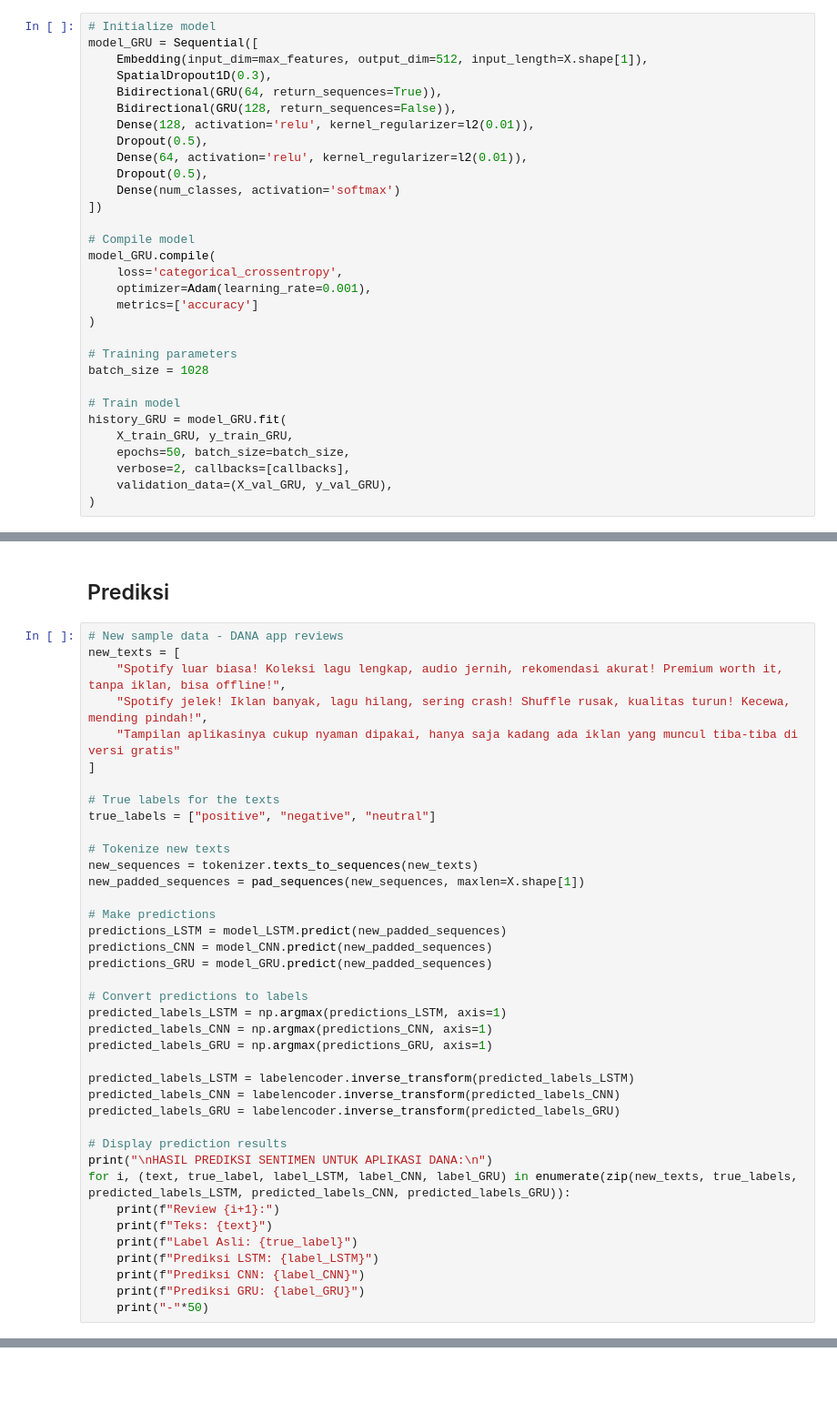
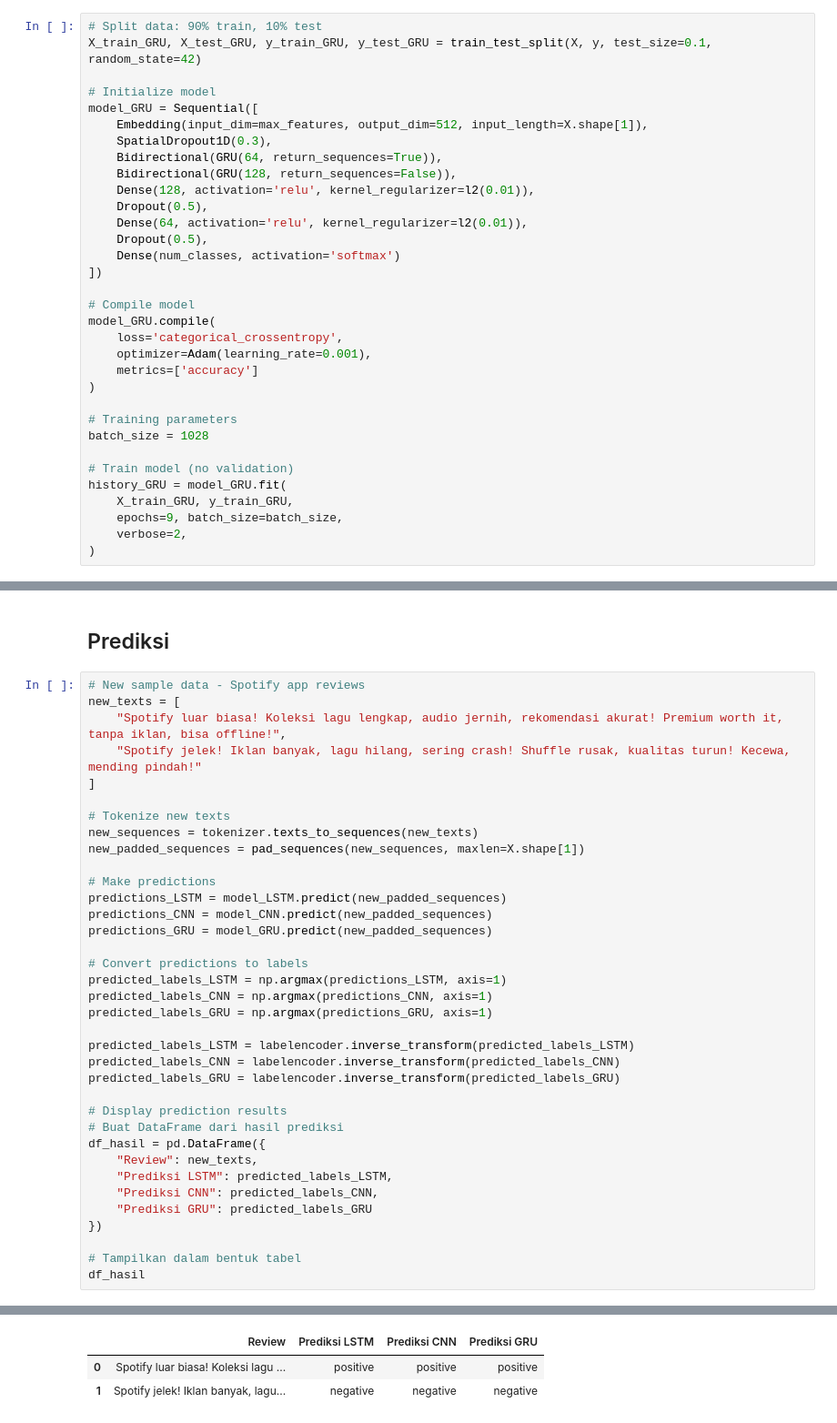
Before and after one commit to echaan/spotify-analysis-sentiment, a Jupyter notebook: model_train_notebook.ipynb, the cells around one changed output, grey strips where cells are left out. Shown at 91% size. Saved outputs shown, nothing was run; the diff lists cells and outputs as text; blank space fills up the shorter version.

Commit message:
Update notebook model training

```diff
--- a/model_train_notebook.ipynb
+++ b/model_train_notebook.ipynb
@@ -577,4 +560,7 @@ X_train_GRU, X_val_GRU, y_train_GRU, y_val_GRU = train_test_split(X_train_val, y
 # %%
+# Split data: 90% train, 10% test
+X_train_GRU, X_test_GRU, y_train_GRU, y_test_GRU = train_test_split(X, y, test_size=0.1, random_state=42)
+
 # Initialize model
 model_GRU = Sequential([
     Embedding(input_dim=max_features, output_dim=512, input_length=X.shape[1]),
@@ -598,11 +584,10 @@ model_GRU.compile(
 # Training parameters
 batch_size = 1028
 
-# Train model
+# Train model (no validation)
 history_GRU = model_GRU.fit(
     X_train_GRU, y_train_GRU,
-    epochs=50, batch_size=batch_size,
-    verbose=2, callbacks=[callbacks],
-    validation_data=(X_val_GRU, y_val_GRU),
+    epochs=9, batch_size=batch_size,
+    verbose=2,
 )
 # %% [output]
@@ -666,15 +672,11 @@ WARNING:absl:You are saving your model as an HDF5 file via `model.save()` or `ke
 # %% [markdown]
 ## Prediksi
 # %%
-# New sample data - DANA app reviews
+# New sample data - Spotify app reviews
 new_texts = [
     "Spotify luar biasa! Koleksi lagu lengkap, audio jernih, rekomendasi akurat! Premium worth it, tanpa iklan, bisa offline!",
-    "Spotify jelek! Iklan banyak, lagu hilang, sering crash! Shuffle rusak, kualitas turun! Kecewa, mending pindah!",
-    "Tampilan aplikasinya cukup nyaman dipakai, hanya saja kadang ada iklan yang muncul tiba-tiba di versi gratis"
+    "Spotify jelek! Iklan banyak, lagu hilang, sering crash! Shuffle rusak, kualitas turun! Kecewa, mending pindah!"
 ]
-
-# True labels for the texts
-true_labels = ["positive", "negative", "neutral"]
 
 # Tokenize new texts
 new_sequences = tokenizer.texts_to_sequences(new_texts)
@@ -695,13 +697,14 @@ predicted_labels_CNN = labelencoder.inverse_transform(predicted_labels_CNN)
 predicted_labels_GRU = labelencoder.inverse_transform(predicted_labels_GRU)
 
 # Display prediction results
-print("\nHASIL PREDIKSI SENTIMEN UNTUK APLIKASI DANA:\n")
-for i, (text, true_label, label_LSTM, label_CNN, label_GRU) in enumerate(zip(new_texts, true_labels, predicted_labels_LSTM, predicted_labels_CNN, predicted_labels_GRU)):
-    print(f"Review {i+1}:")
-    print(f"Teks: {text}")
-    print(f"Label Asli: {true_label}")
-    print(f"Prediksi LSTM: {label_LSTM}")
-    print(f"Prediksi CNN: {label_CNN}")
-    print(f"Prediksi GRU: {label_GRU}")
-    print("-"*50)
+# Buat DataFrame dari hasil prediksi
+df_hasil = pd.DataFrame({
+    "Review": new_texts,
+    "Prediksi LSTM": predicted_labels_LSTM,
+    "Prediksi CNN": predicted_labels_CNN,
+    "Prediksi GRU": predicted_labels_GRU
+})
+
+# Tampilkan dalam bentuk tabel
+df_hasil
 # %% [output]
@@ -724,0 +714,3 @@ Prediksi GRU: positive
+|  | Review | Prediksi LSTM | Prediksi CNN | Prediksi GRU |
+| 0 | Spotify luar biasa! Koleksi lagu ... | positive | positive | positive |
+| 1 | Spotify jelek! Iklan banyak, lagu... | negative | negative | negative |
```
Also changed, not shown: parts of 21 cells of this notebook.
